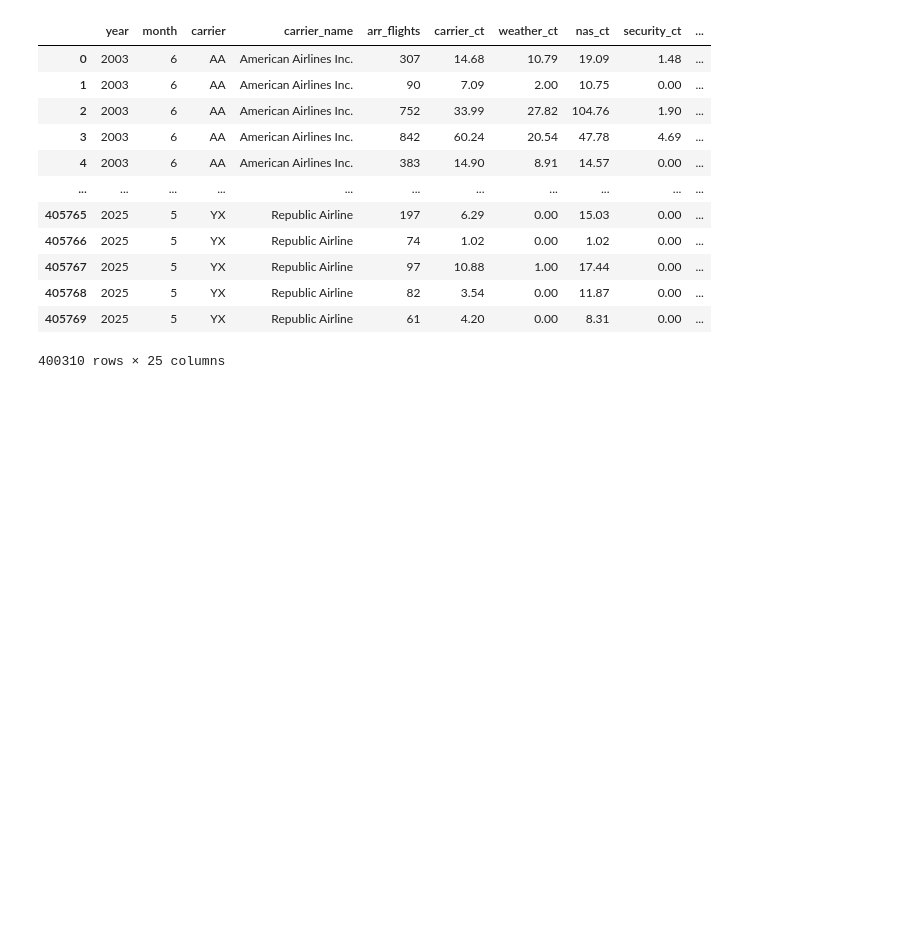
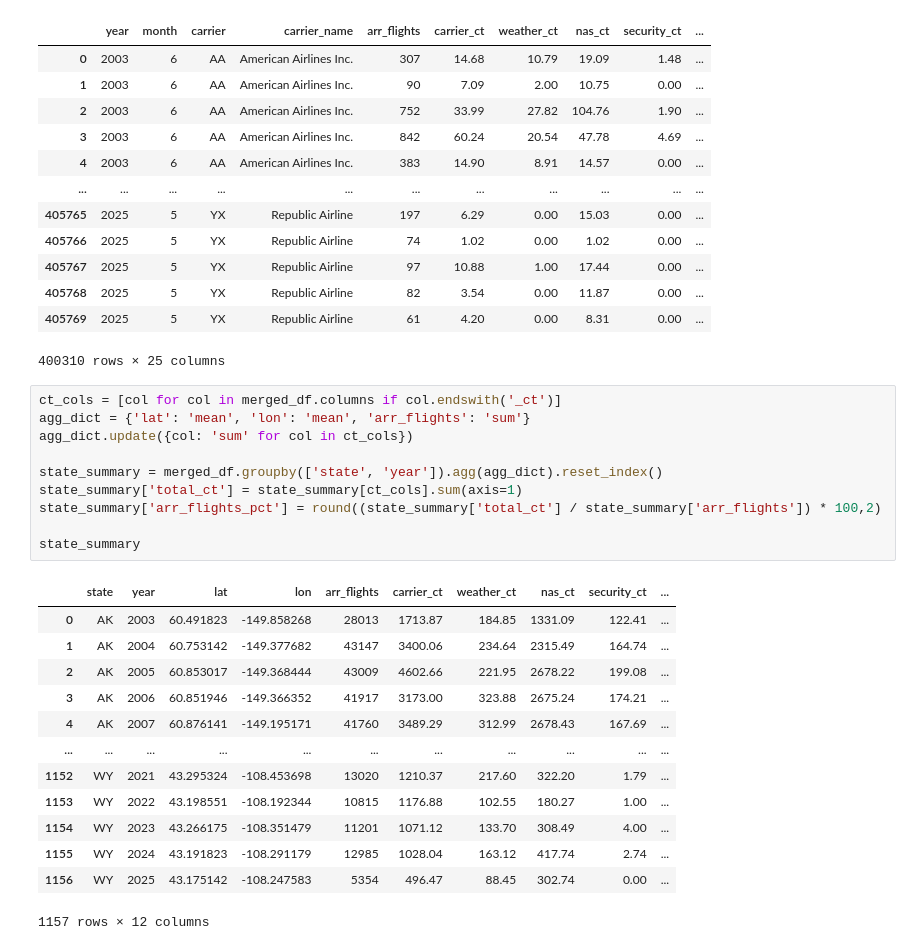
Before and after one commit to sg673/capstone, a Jupyter notebook: etl_process/notebooks/transform.ipynb, the cells around one changed output. Cells and saved outputs as stored; diff of their text form; blank space fills up the shorter version.

```diff
--- a/etl_process/notebooks/transform.ipynb
+++ b/etl_process/notebooks/transform.ipynb
@@ -255,3 +257,27 @@ merged_df
 | 405768 | 2025 | 5 | YX | Republic Airline | 82 | 3.54 | 0.00 | 11.87 | 0.00 | ... |
 | 405769 | 2025 | 5 | YX | Republic Airline | 61 | 4.20 | 0.00 | 8.31 | 0.00 | ... |
 400310 rows × 25 columns
+# %%
+ct_cols = [col for col in merged_df.columns if col.endswith('_ct')]
+agg_dict = {'lat': 'mean', 'lon': 'mean', 'arr_flights': 'sum'}
+agg_dict.update({col: 'sum' for col in ct_cols})
+
+state_summary = merged_df.groupby(['state', 'year']).agg(agg_dict).reset_index()
+state_summary['total_ct'] = state_summary[ct_cols].sum(axis=1)
+state_summary['arr_flights_pct'] = round((state_summary['total_ct'] / state_summary['arr_flights']) * 100,2)
+
+state_summary
+# %% [output]
+|  | state | year | lat | lon | arr_flights | carrier_ct | weather_ct | nas_ct | security_ct | ... |
+| 0 | AK | 2003 | 60.491823 | -149.858268 | 28013 | 1713.87 | 184.85 | 1331.09 | 122.41 | ... |
+| 1 | AK | 2004 | 60.753142 | -149.377682 | 43147 | 3400.06 | 234.64 | 2315.49 | 164.74 | ... |
+| 2 | AK | 2005 | 60.853017 | -149.368444 | 43009 | 4602.66 | 221.95 | 2678.22 | 199.08 | ... |
+| 3 | AK | 2006 | 60.851946 | -149.366352 | 41917 | 3173.00 | 323.88 | 2675.24 | 174.21 | ... |
+| 4 | AK | 2007 | 60.876141 | -149.195171 | 41760 | 3489.29 | 312.99 | 2678.43 | 167.69 | ... |
+| ... | ... | ... | ... | ... | ... | ... | ... | ... | ... | ... |
+| 1152 | WY | 2021 | 43.295324 | -108.453698 | 13020 | 1210.37 | 217.60 | 322.20 | 1.79 | ... |
+| 1153 | WY | 2022 | 43.198551 | -108.192344 | 10815 | 1176.88 | 102.55 | 180.27 | 1.00 | ... |
+| 1154 | WY | 2023 | 43.266175 | -108.351479 | 11201 | 1071.12 | 133.70 | 308.49 | 4.00 | ... |
+| 1155 | WY | 2024 | 43.191823 | -108.291179 | 12985 | 1028.04 | 163.12 | 417.74 | 2.74 | ... |
+| 1156 | WY | 2025 | 43.175142 | -108.247583 | 5354 | 496.47 | 88.45 | 302.74 | 0.00 | ... |
+1157 rows × 12 columns
```
Also changed, not shown: parts of 1 cell of this notebook.
